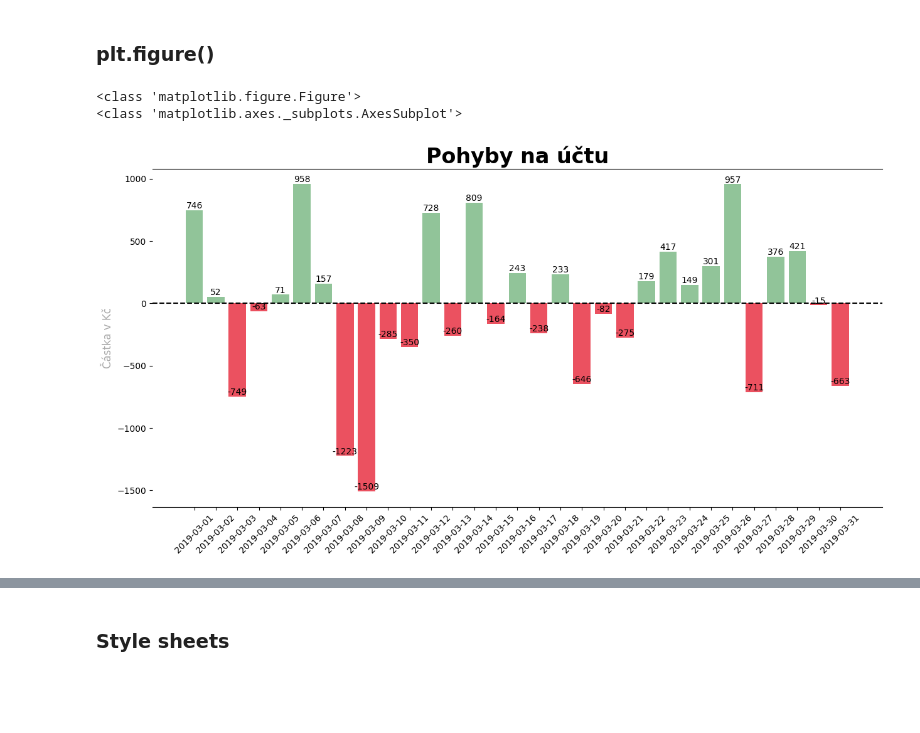
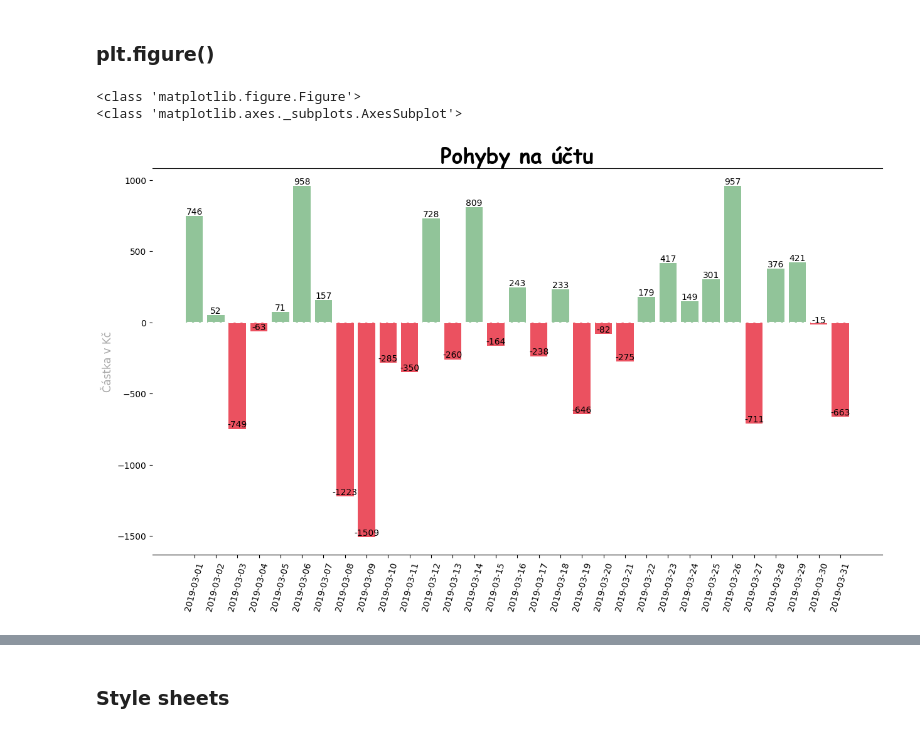
Before and after one commit to Ypsilonx/Czechitas_Python_1_kurz, a Jupyter notebook: notebooky/Vizualizace.ipynb, the cells around one changed output, grey strips where cells are left out. Cells and saved outputs as stored; diff of their text form; code cells hidden in the pictures; blank space fills up the shorter version.

```diff
--- a/notebooky/Vizualizace.ipynb
+++ b/notebooky/Vizualizace.ipynb
@@ -90,33 +90,33 @@ plt.show()
 # %%
 color = ["#EB5160" if value < 0 else "#91C499" for value in ucet["pohyb"]]
 
-fig, ax = plt.subplots(figsize=(15,7))
+fig, ax = plt.subplots(figsize=(15,8))
 print(type(fig))
 print(type(ax))
 
 
-ax.set_title("Pohyby na účtu", fontweight="bold", fontsize = 24)
-ax.tick_params(axis="x", labelrotation=45)
+ax.set_title("Pohyby na účtu", font = "Comic Sans MS", fontweight="bold", fontsize = 24)
+ax.tick_params(axis="x", labelrotation=75)
 ax.set_ylabel("Částka v Kč", color="darkgrey", fontsize = 12)
 ax.bar(ucet.index, ucet.pohyb, color = color)
-plt.axhline(y=0, color="k", linestyle="--")
+plt.axhline(y=0, color="white", linestyle="--")
 
 ## Popisky hodnot v grafu
 for i in range(len(ucet.pohyb)):
     plt.annotate(str(ucet.pohyb[i]),
                 xy=(ucet.index[i],
                 ucet.pohyb[i]),
                 ha='center',
                 va='bottom')
 
 ax.spines['right'].set_visible(False)
 ax.spines['left'].set_visible(False)
 
 plt.show()
 # %% [output]
 <class 'matplotlib.figure.Figure'>
 <class 'matplotlib.axes._subplots.AxesSubplot'>
-[figure, old version]
+[figure, new version]
 # %% [markdown]
 ![matplotlib-anatomy](../img/anatomy.png)
 # %% [markdown]
```
Also changed, not shown: parts of 8 cells of this notebook, 2 other files.
